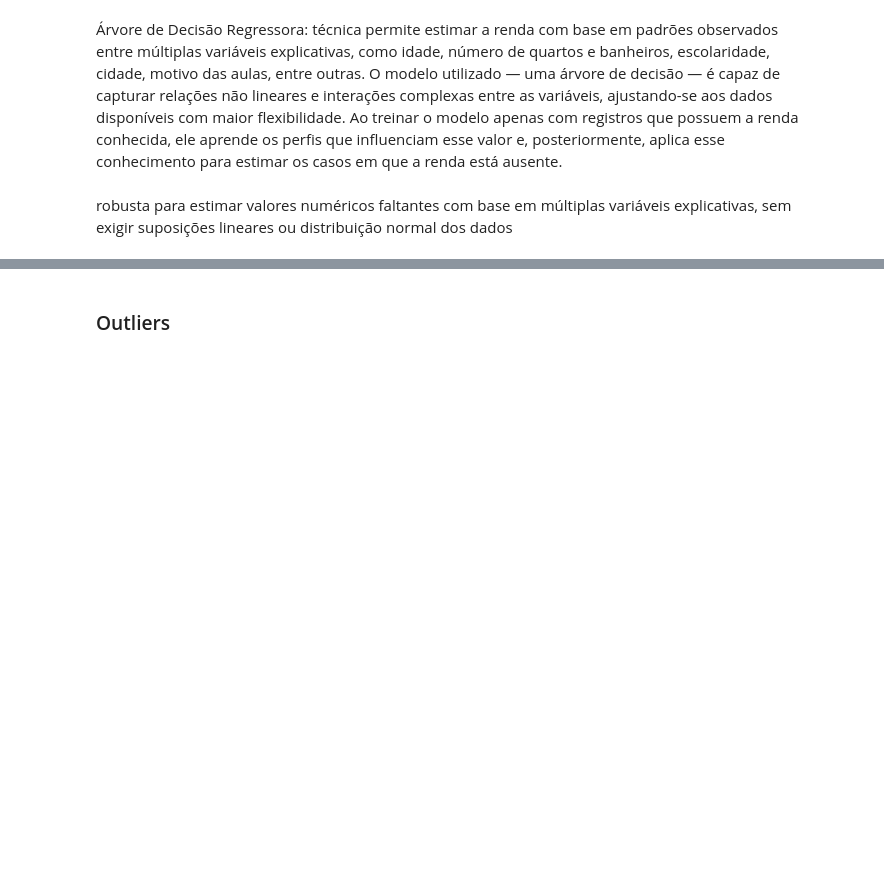
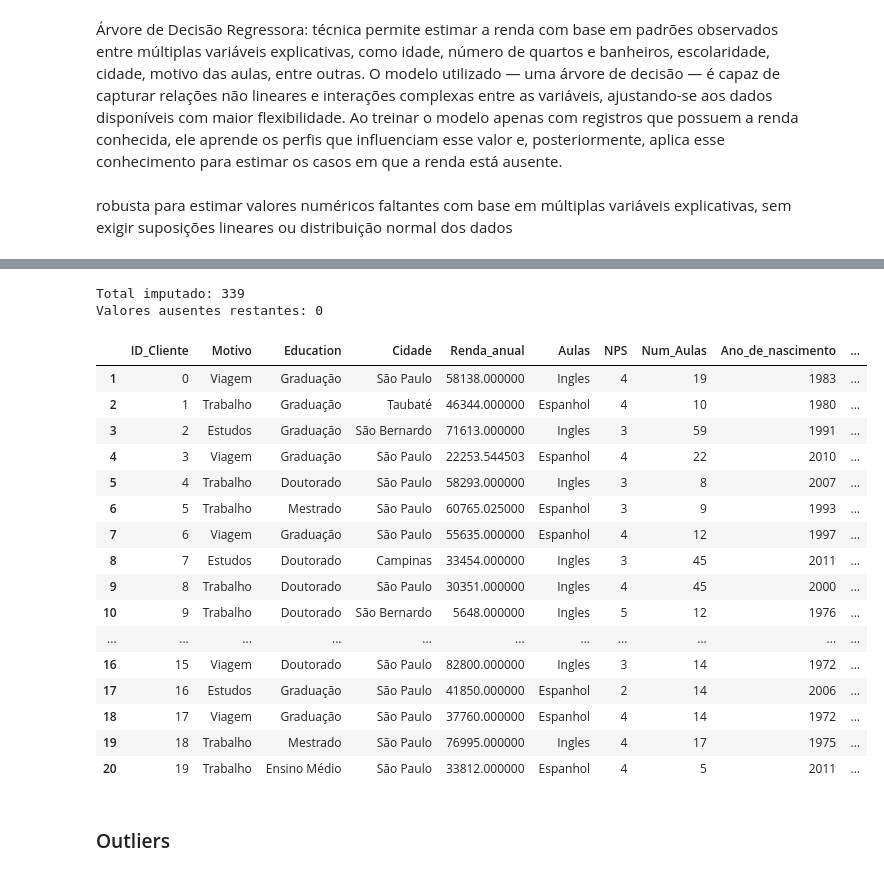
Before and after one commit to liviagcarvalho/LinguasI-Analise-Exploratoria, a Jupyter notebook: limpeza.ipynb, the cells around one changed output, grey strips where cells are left out. Cells and saved outputs as stored; diff of their text form; code cells hidden in the pictures; blank space fills up the shorter version.

```diff
--- a/limpeza.ipynb
+++ b/limpeza.ipynb
@@ -619,12 +619,36 @@ Erro absoluto médio (MAE): 3249.21
 Coeficiente de determinação (R²): 0.8913
 # %%
-# Se o desempenho for bom, aplicar para imputação dos valores ausentes
+# Previsao dos valores ausentes com base no modelo treinado
 df_null = df[df["Renda_anual"].isnull()].copy()
 X_null = df_null[features]
 predicted_values = model.predict(X_null)
 
-# Criar nova coluna com valores imputados
-df["Renda_anual_imputada"] = df["Renda_anual"]
-df.loc[df["Renda_anual"].isnull(), "Renda_anual_imputada"] = predicted_values
+df.loc[df["Renda_anual"].isnull(), "Renda_anual"] = predicted_values
+
+print(f"Total imputado: {len(predicted_values)}")
+print(f"Valores ausentes restantes: {df['Renda_anual'].isnull().sum()}")
+
+
+df.head(20)
+# %% [output]
+Total imputado: 339
+Valores ausentes restantes: 0
+|  | ID_Cliente | Motivo | Education | Cidade | Renda_anual | Aulas | NPS | Num_Aulas | Ano_de_nascimento | ... |
+| 1 | 0 | Viagem | Graduação | São Paulo | 58138.000000 | Ingles | 4 | 19 | 1983 | ... |
+| 2 | 1 | Trabalho | Graduação | Taubaté | 46344.000000 | Espanhol | 4 | 10 | 1980 | ... |
+| 3 | 2 | Estudos | Graduação | São Bernardo | 71613.000000 | Ingles | 3 | 59 | 1991 | ... |
+| 4 | 3 | Viagem | Graduação | São Paulo | 22253.544503 | Espanhol | 4 | 22 | 2010 | ... |
+| 5 | 4 | Trabalho | Doutorado | São Paulo | 58293.000000 | Ingles | 3 | 8 | 2007 | ... |
+| 6 | 5 | Trabalho | Mestrado | São Paulo | 60765.025000 | Espanhol | 3 | 9 | 1993 | ... |
+| 7 | 6 | Viagem | Graduação | São Paulo | 55635.000000 | Espanhol | 4 | 12 | 1997 | ... |
+| 8 | 7 | Estudos | Doutorado | Campinas | 33454.000000 | Ingles | 3 | 45 | 2011 | ... |
+| 9 | 8 | Trabalho | Doutorado | São Paulo | 30351.000000 | Ingles | 4 | 45 | 2000 | ... |
+| 10 | 9 | Trabalho | Doutorado | São Bernardo | 5648.000000 | Ingles | 5 | 12 | 1976 | ... |
+| ... | ... | ... | ... | ... | ... | ... | ... | ... | ... | ... |
+| 16 | 15 | Viagem | Doutorado | São Paulo | 82800.000000 | Ingles | 3 | 14 | 1972 | ... |
+| 17 | 16 | Estudos | Graduação | São Paulo | 41850.000000 | Espanhol | 2 | 14 | 2006 | ... |
+| 18 | 17 | Viagem | Graduação | São Paulo | 37760.000000 | Espanhol | 4 | 14 | 1972 | ... |
+| 19 | 18 | Trabalho | Mestrado | São Paulo | 76995.000000 | Ingles | 4 | 17 | 1975 | ... |
+| 20 | 19 | Trabalho | Ensino Médio | São Paulo | 33812.000000 | Espanhol | 4 | 5 | 2011 | ... |
 # %% [markdown]
 ### Outliers
```
Also changed, not shown: parts of 6 cells of this notebook, 1 other file.
